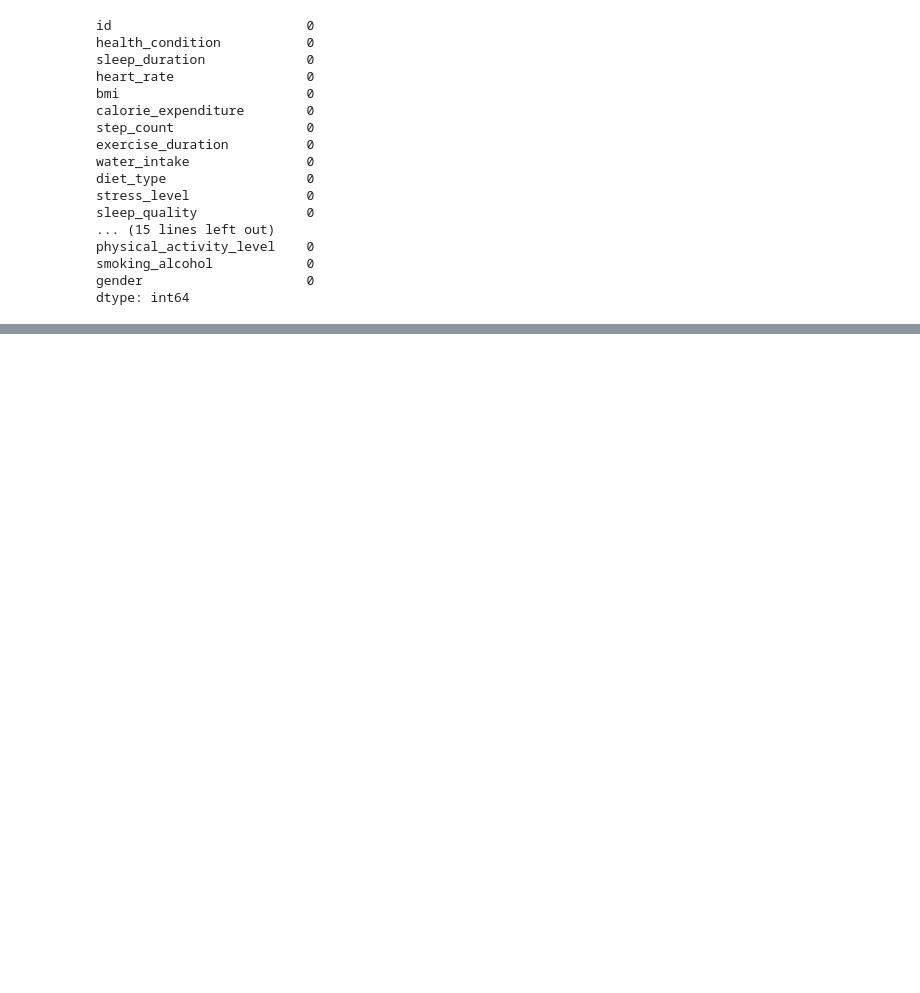
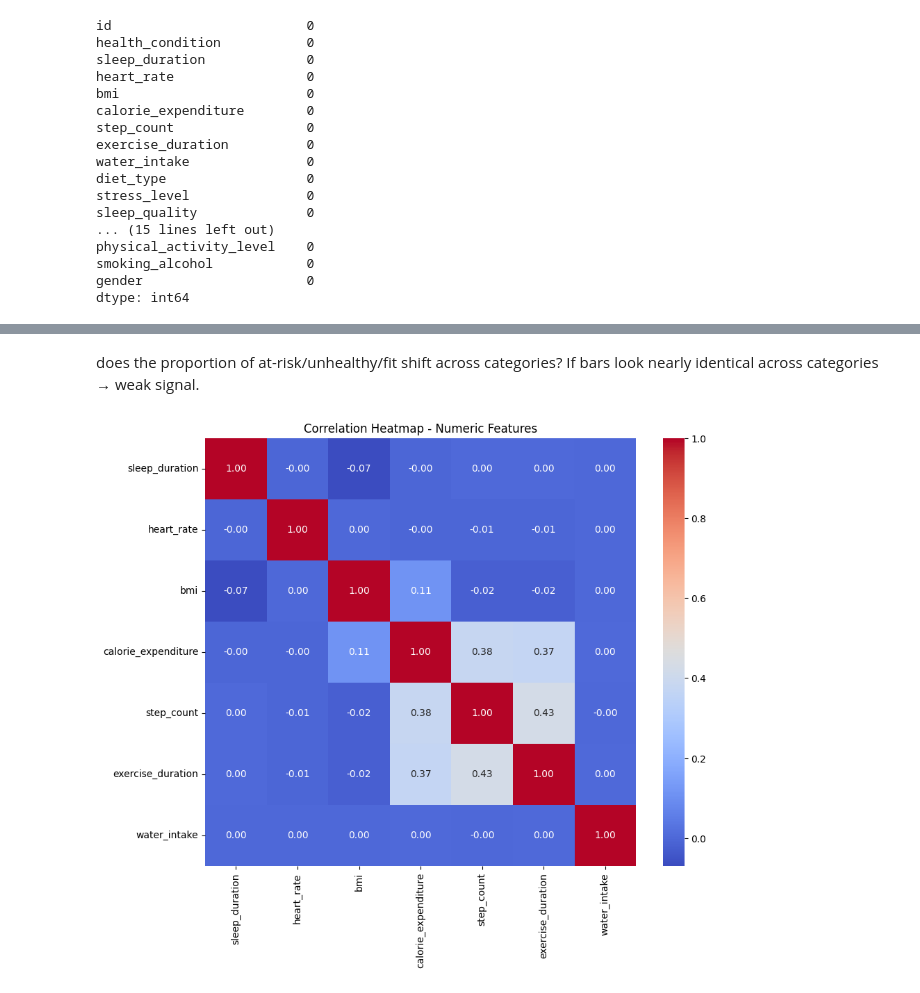
Before and after one commit to Syed-56/AI-ML, a Jupyter notebook: Kaggle/notebook.ipynb, the cells around one changed output, grey strips where cells are left out. Cells and saved outputs as stored; diff of their text form; code cells hidden in the pictures; blank space fills up the shorter version.

```diff
--- a/Kaggle/notebook.ipynb
+++ b/Kaggle/notebook.ipynb
@@ -313,0 +384,10 @@ df=df_cleaned
+# %% [markdown]
+does the proportion of at-risk/unhealthy/fit shift across categories? If bars look nearly identical across categories → weak signal.
+# %%
+#now we will do numeric vs numeric
+plt.figure(figsize=(10,8))
+sns.heatmap(df_cleaned[num_cols].corr(), annot=True, cmap='coolwarm', fmt='.2f')
+plt.title('Correlation Heatmap - Numeric Features')
+plt.show()
+# %% [output]
+[figure, added]
```
Also changed, not shown: parts of 16 cells of this notebook, 3 other files.
